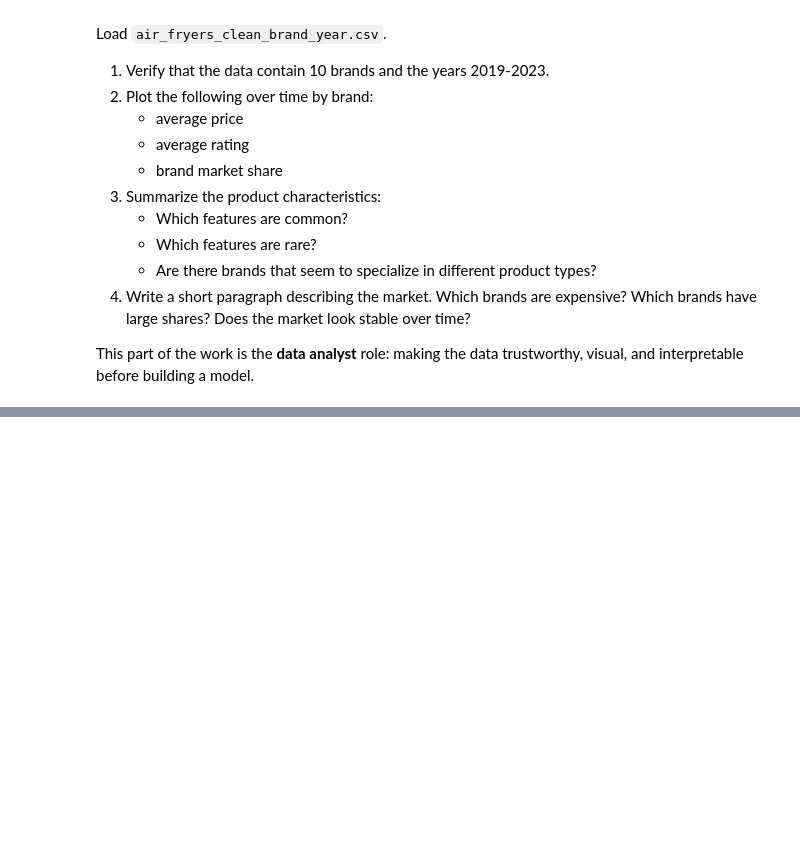
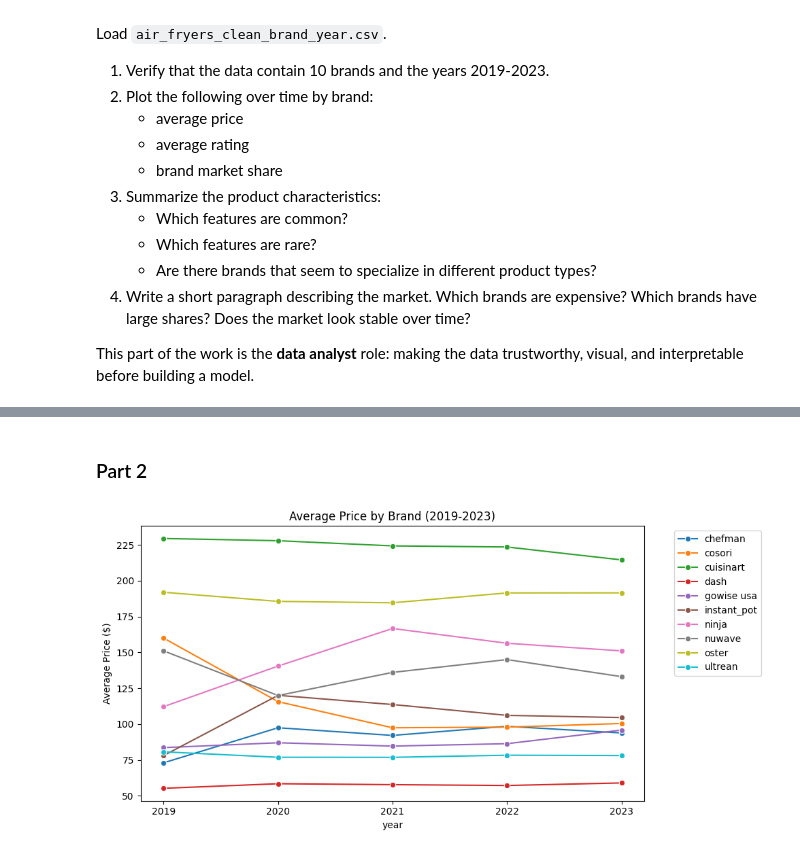
Before and after one commit to namithatholasi/undergrad_ml_assignments, a Jupyter notebook: Demand_Estimation_Lab_Notebook1_DataAnalysis.ipynb, the cells around one changed output, grey strips where cells are left out. Drawn from its saved outputs; the diff is of its cells as text; code cells hidden in the pictures; blank space fills up the shorter version.

```diff
--- a/Demand_Estimation_Lab_Notebook1_DataAnalysis.ipynb
+++ b/Demand_Estimation_Lab_Notebook1_DataAnalysis.ipynb
@@ -82,0 +87,7 @@ This part of the work is the **data analyst** role: making the data trustworthy,
+# %%
+import pandas as pd
+import matplotlib.pyplot as plt
+import seaborn as sns
+
+df = pd.read_csv('./undergrad_ml_assignments/demand_est_project/air_fryers_clean_brand_year.csv')
+df.head(10)
@@ -82,0 +127,14 @@ This part of the work is the **data analyst** role: making the data trustworthy,
+# %% [markdown]
+### Part 2
+# %%
+# Average Price
+plt.figure(figsize=(10, 5))
+sns.lineplot(data=df, x='year', y='avg_price', hue='brand', marker='o')
+plt.title('Average Price by Brand (2019-2023)')
+plt.ylabel('Average Price ($)')
+plt.legend(bbox_to_anchor=(1.05, 1), loc='upper left')
+plt.xticks([2019, 2020, 2021, 2022, 2023])
+plt.tight_layout()
+plt.savefig('air_fryer_price.png')
+# %% [output]
+[figure, added]
```
Also changed, not shown: parts of 13 cells of this notebook.
